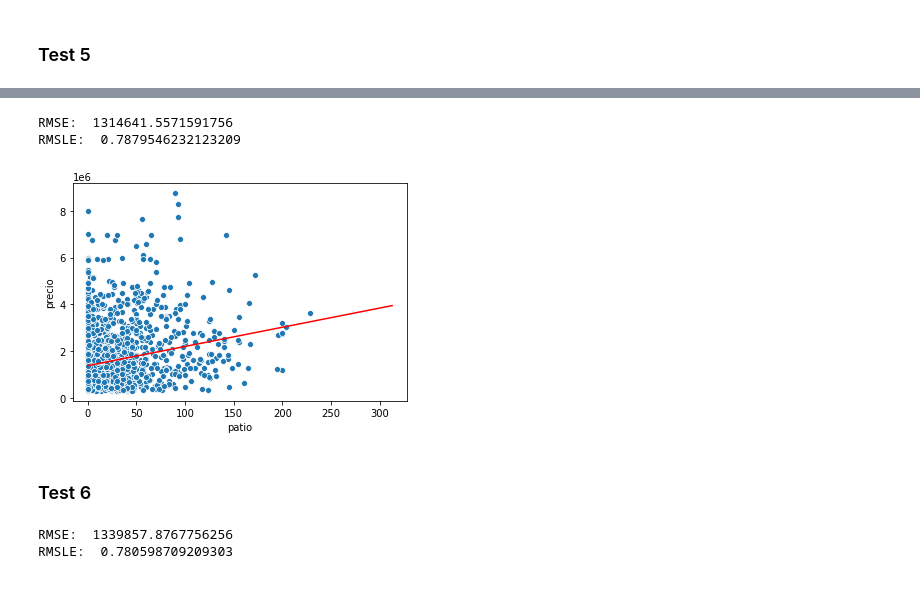
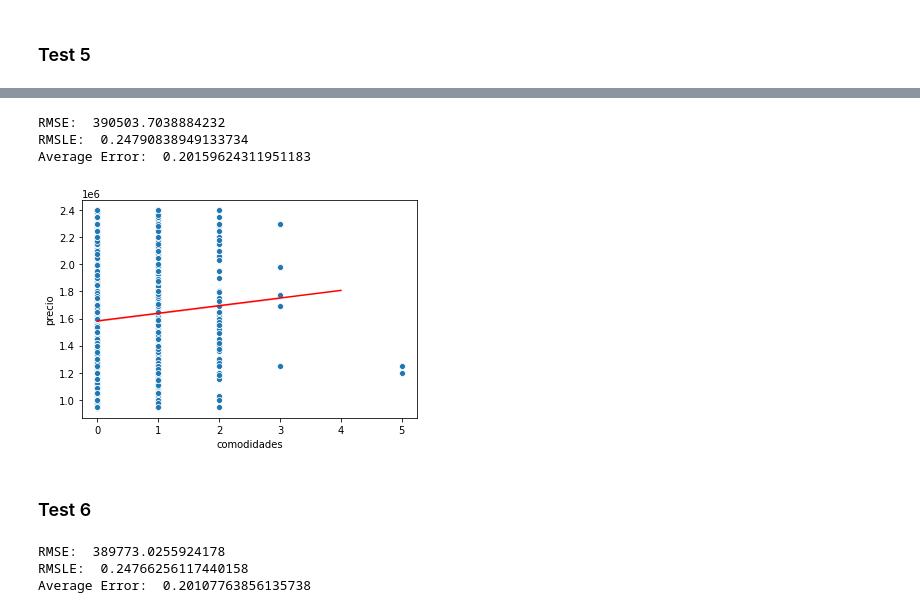
Before and after one commit to brianarrondo/metnum-tp3, a Jupyter notebook: notebooks/Experimentacion.ipynb, the cells around one changed output, grey strips where cells are left out. Saved outputs shown, nothing was run; the diff lists cells and outputs as text; code cells hidden in the pictures.

Commit message:
cambios en al segmentacion y en la metrica de errores

```diff
--- a/notebooks/Experimentacion.ipynb
+++ b/notebooks/Experimentacion.ipynb
@@ -363,17 +388,18 @@ linearRegressorFigure2D(df_train, df_test, 'patio', 'precio')
 # %%
-df_train = pd.read_csv('../data/train.csv')
-df_train = df_train[df_train['provincia']=='Jalisco'].dropna()
-df_train = df_train[df_train['tipodepropiedad']=='Casa'].dropna()
-df_train['patio'] = df_train['metrostotales'] - df_train['metroscubiertos']
-df_train = df_train[df_train['patio'] >= 0].dropna()
+df_train = pd.read_csv('../data/train1.csv')
+#df_train = df_train[df_train['provincia']=='Jalisco'].dropna()
+#df_train = df_train[df_train['tipodepropiedad']=='Casa'].dropna()
+#df_train['longituddescripcion'] = df_train['descripcion'].apply(lambda x: len(str(x)))
 # %%
 K = 5
-RMSE, RMSLE = linearRegressionKFoldErrors(df_train, ['patio'], 'precio', K)
+RMSE, RMSLE, average_error = linearRegressionKFoldErrors(df_train, ['comodidades'], 'precio', K)
 print('RMSE: ', RMSE)
 print('RMSLE: ', RMSLE)
+print('Average Error: ', average_error)
 # %% [output]
-RMSE:  1314641.5571591756
-RMSLE:  0.7879546232123209
+RMSE:  390503.7038884232
+RMSLE:  0.24790838949133734
+Average Error:  0.20159624311951183
 # %%
 n = int(len(df_train)/3)
 df_test = df_train[:n]
@@ -383,7 +409,7 @@ linearRegressorPredict(df_train, df_test, ['patio'], 'precio')
 # %%
-linearRegressorFigure2D(df_train, df_test, 'patio', 'precio')
+linearRegressorFigure2D(df_train, df_test, 'comodidades', 'precio')
 # %% [output]
-[figure, old version]
+[figure, new version]
 # %% [markdown]
 ### Test 6
 # %%
@@ -406,11 +433,13 @@ df_train = df_train[df_train['densidadpoblacional']<400].dropna()
 # %%
 K = 5
-RMSE, RMSLE = linearRegressionKFoldErrors(df_train, ['densidadpoblacional', 'criminalidad'], 'precio', K)
+RMSE, RMSLE, average_error = linearRegressionKFoldErrors(df_train, ['densidadpoblacional', 'criminalidad'], 'precio', K)
 print('RMSE: ', RMSE)
 print('RMSLE: ', RMSLE)
+print('Average Error: ', average_error)
 # %% [output]
-RMSE:  1339857.8767756256
-RMSLE:  0.780598709209303
+RMSE:  389773.0255924178
+RMSLE:  0.24766256117440158
+Average Error:  0.20107763856135738
 # %%
 n = int(len(df_train)/3)
 df_test = df_train[:n]
```
Also changed, not shown: parts of 36 cells of this notebook, 1 other file.
